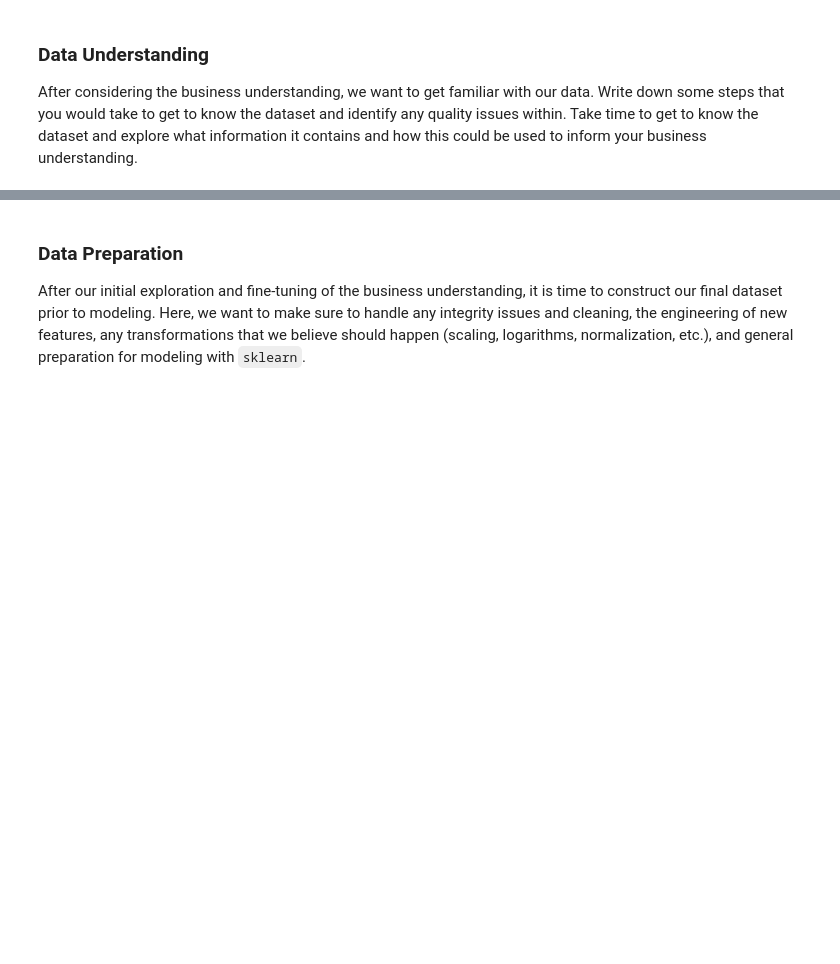
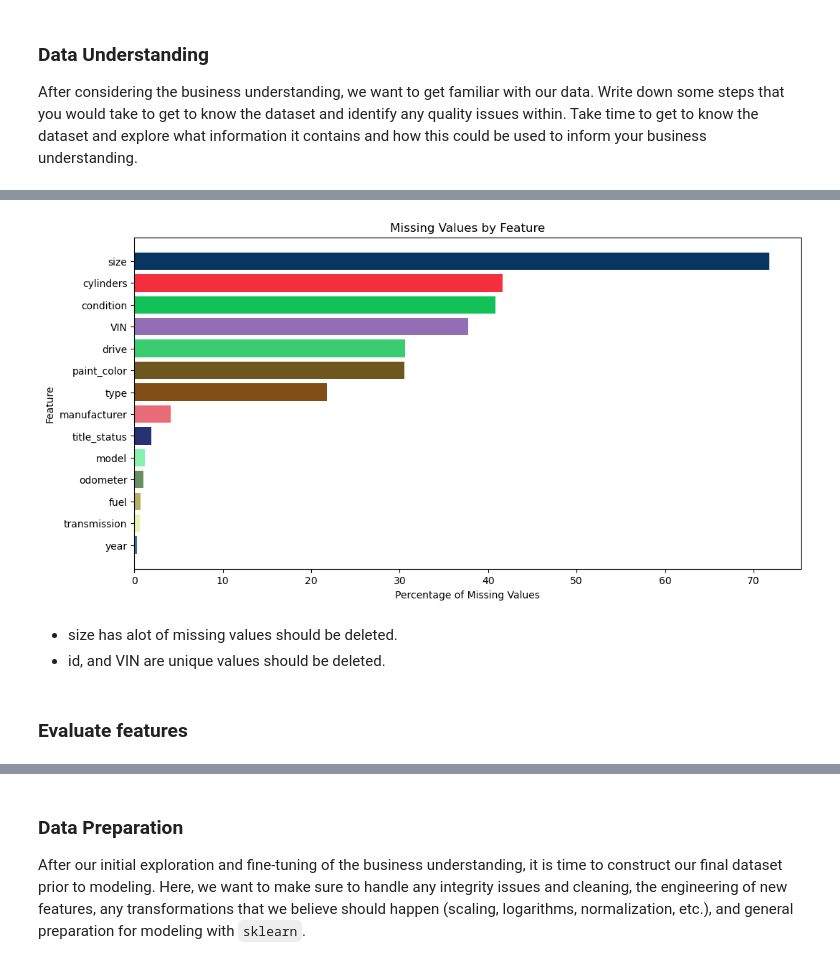
Before and after one commit to salorozco/machine-learning-and-artificial-intelligence, a Jupyter notebook: used_cars/prompt_II.ipynb, the cells around one changed output, grey strips where cells are left out. Saved outputs shown, nothing was run; the diff lists cells and outputs as text; code cells hidden in the pictures; blank space fills up the shorter version.

```diff
--- a/used_cars/prompt_II.ipynb
+++ b/used_cars/prompt_II.ipynb
@@ -25,0 +63,3 @@ After considering the business understanding, we want to get familiar with our d
+# %%
+#Load dataset
+df = pd.read_csv('data/vehicles.csv')
@@ -25,0 +110,4 @@ After considering the business understanding, we want to get familiar with our d
+# %%
+#check missing values
+missing_values = df.isnull().sum()
+missing_values
@@ -25,0 +134,13 @@ After considering the business understanding, we want to get familiar with our d
+# %%
+# missing value percentage
+missing_percentage = (missing_values / len(df)) * 100
+df_missing = pd.DataFrame({
+    "Feature": missing_values.index,
+    "Missing Values": missing_values.values,
+    "Percentage": missing_percentage.values
+})
+#Sort
+df_missing = df_missing[df_missing["Missing Values"] > 0].sort_values(by="Percentage", ascending=False)
+
+#Print
+df_missing
@@ -25,0 +163,18 @@ After considering the business understanding, we want to get familiar with our d
+# %%
+#Plot missing value percent by feature
+colors = np.random.rand(len(df_missing["Feature"]), 3)
+
+plt.figure(figsize=(12, 6))
+plt.barh(df_missing["Feature"], df_missing["Percentage"], color=colors)
+plt.xlabel("Percentage of Missing Values")
+plt.ylabel("Feature")
+plt.title("Missing Values by Feature")
+plt.gca().invert_yaxis()  # Invert to show highest missing values on top
+plt.show()
+# %% [output]
+[figure, added]
+# %% [markdown]
+- size has alot of missing values should be deleted.
+- id, and VIN are unique values should be deleted.
+# %% [markdown]
+### Evaluate features
```
Also changed, not shown: parts of 48 cells of this notebook, 2 other files.
